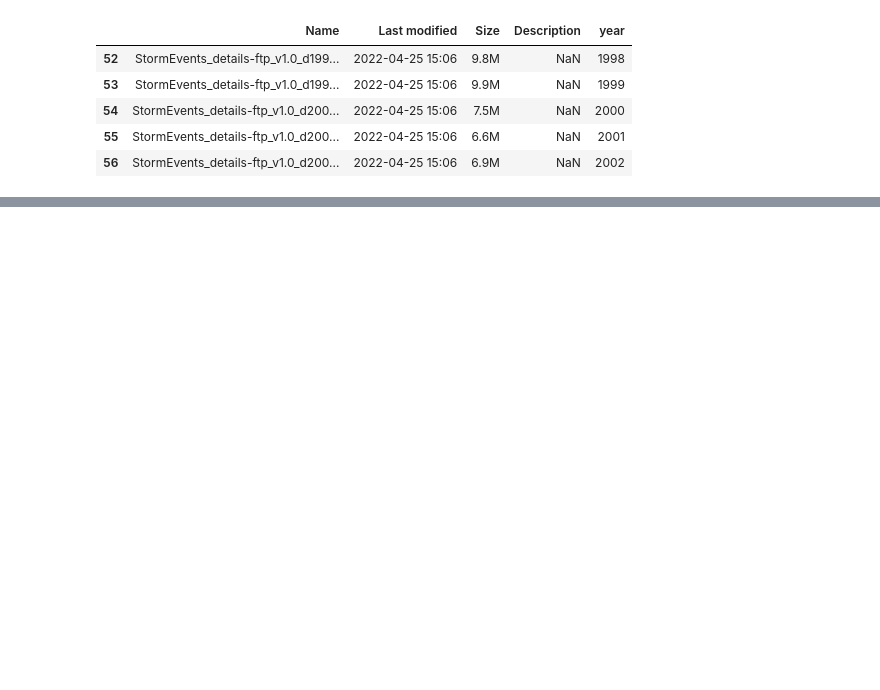
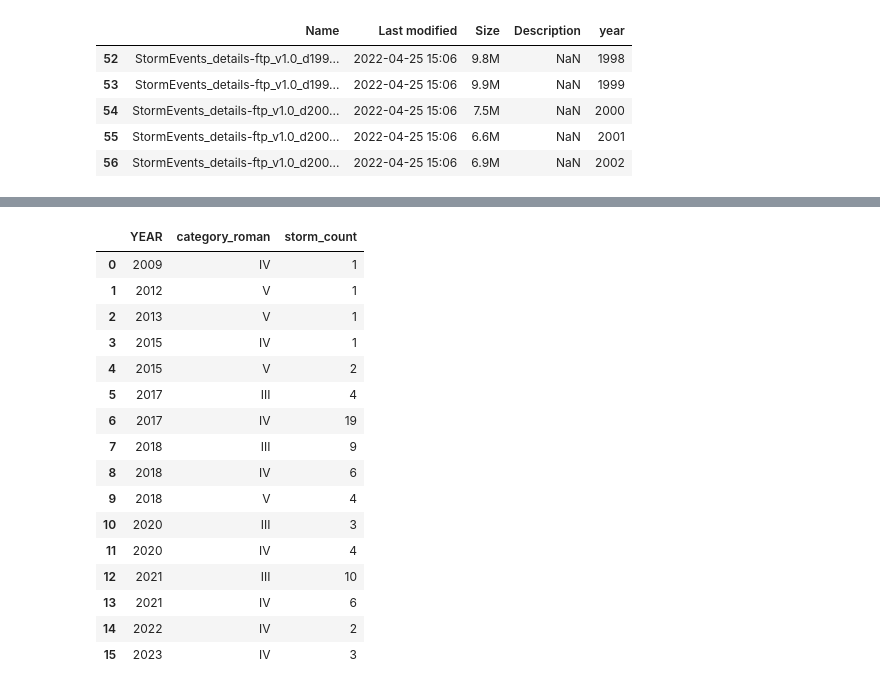
Before and after one commit to andrewbowen19/storiesDATA608, a Jupyter notebook: story5.ipynb, the cells around one changed output, grey strips where cells are left out. Cells and saved outputs as stored; diff of their text form; code cells hidden in the pictures; blank space fills up the shorter version.

```diff
--- a/story5.ipynb
+++ b/story5.ipynb
@@ -166,0 +207,27 @@ fatalities.to_csv("data/storm-fatalities.csv", index=False)
+# %%
+# Now let's plot the number of
+strong_storms_per_year = strong_storms.groupby(["YEAR", "category_roman"])['category_roman'].count()
+strong_storms_per_year = pd.DataFrame(strong_storms_per_year)
+strong_storms_per_year['storm_count'] = strong_storms_per_year['category_roman']
+
+
+strong_storms_per_year = strong_storms_per_year.drop("category_roman", axis=1).reset_index()
+strong_storms_per_year#.pivot_table(["YEAR", "CATEGORY"], "storm_count")
+# %% [output]
+|  | YEAR | category_roman | storm_count |
+| 0 | 2009 | IV | 1 |
+| 1 | 2012 | V | 1 |
+| 2 | 2013 | V | 1 |
+| 3 | 2015 | IV | 1 |
+| 4 | 2015 | V | 2 |
+| 5 | 2017 | III | 4 |
+| 6 | 2017 | IV | 19 |
+| 7 | 2018 | III | 9 |
+| 8 | 2018 | IV | 6 |
+| 9 | 2018 | V | 4 |
+| 10 | 2020 | III | 3 |
+| 11 | 2020 | IV | 4 |
+| 12 | 2021 | III | 10 |
+| 13 | 2021 | IV | 6 |
+| 14 | 2022 | IV | 2 |
+| 15 | 2023 | IV | 3 |
```
Also changed, not shown: parts of 10 cells of this notebook.
